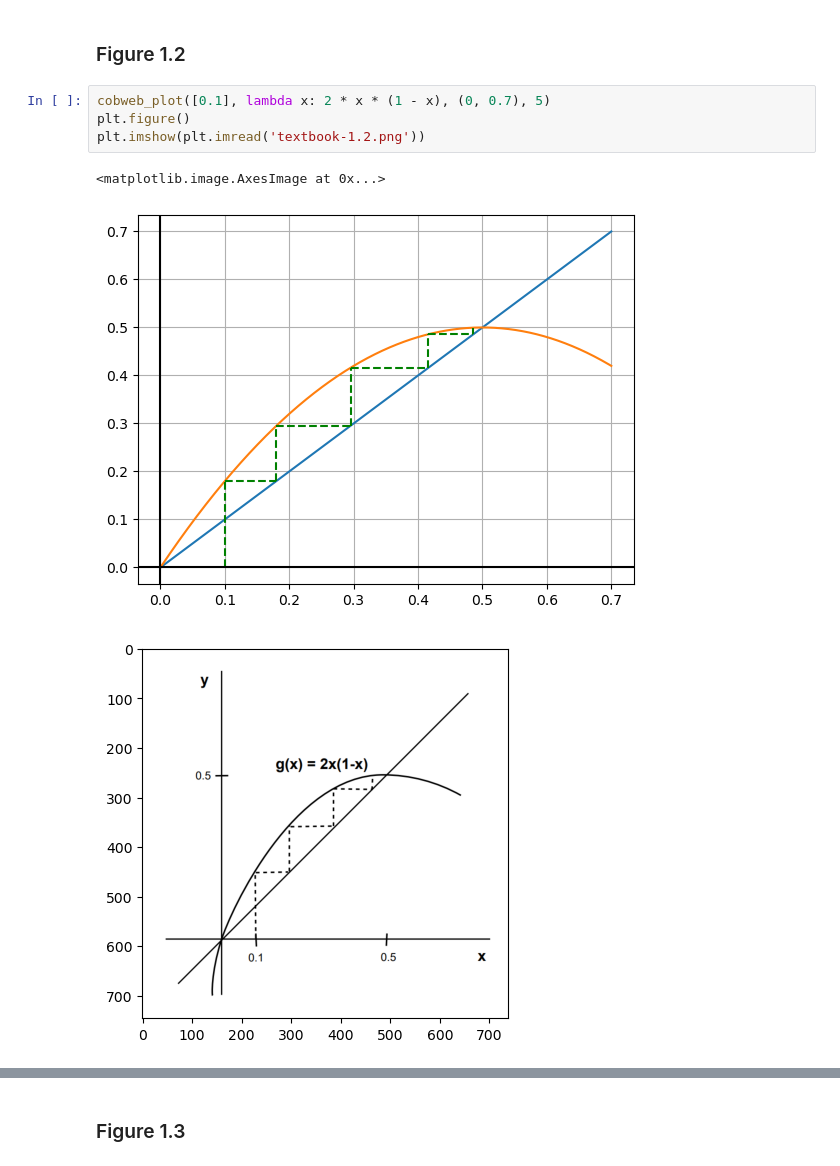
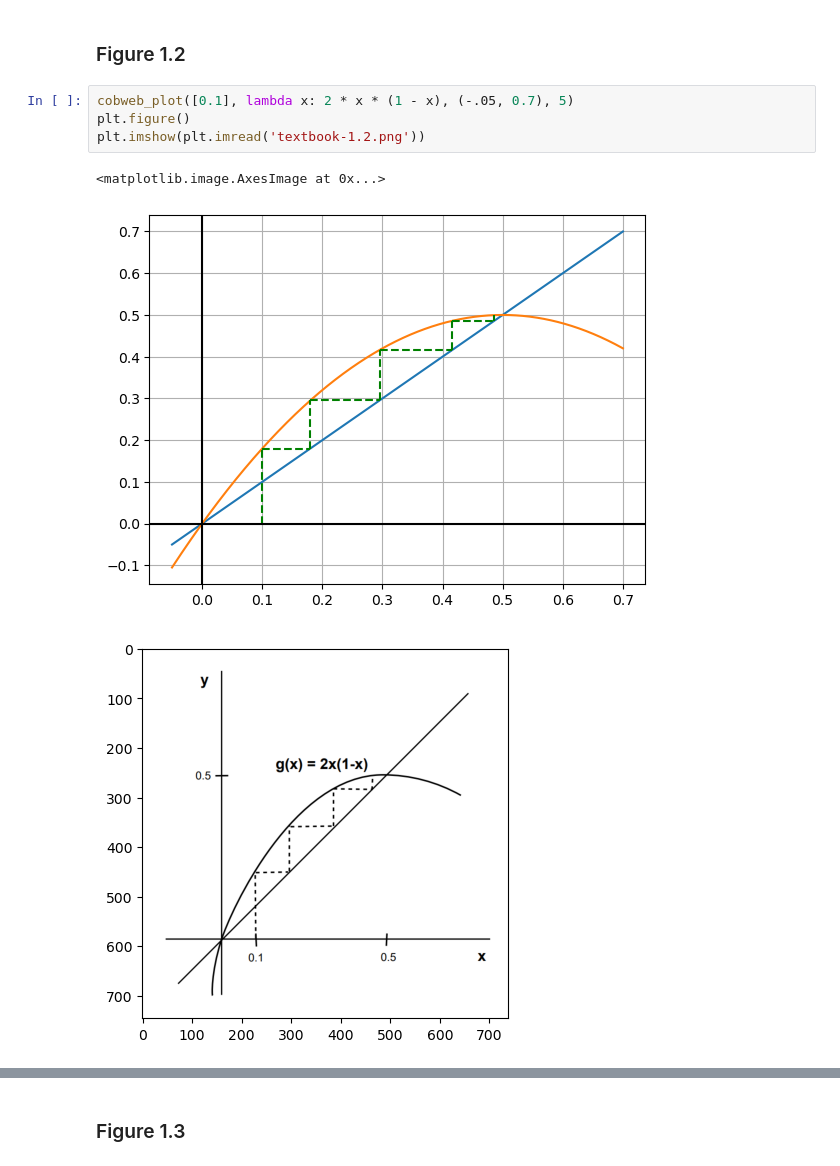
Before and after one commit to Stepheng753/School, a Jupyter notebook: Graduate/Year 1 Fall 2024/Math 538/Homework 1/hw1.ipynb, the cells around one changed output, grey strips where cells are left out. Saved outputs shown, nothing was run; the diff lists cells and outputs as text.

```diff
--- a/Graduate/Year 1 Fall 2024/Math 538/Homework 1/hw1.ipynb
+++ b/Graduate/Year 1 Fall 2024/Math 538/Homework 1/hw1.ipynb
@@ -49,10 +75,10 @@ plt.imshow(plt.imread('textbook-1.1.png'))
 # %% [markdown]
 ### Figure 1.2
 # %%
-cobweb_plot([0.1], lambda x: 2 * x * (1 - x), (0, 0.7), 5)
+cobweb_plot([0.1], lambda x: 2 * x * (1 - x), (-.05, 0.7), 5)
 plt.figure()
 plt.imshow(plt.imread('textbook-1.2.png'))
 # %% [output]
 <matplotlib.image.AxesImage at 0x...>
-[figure, old version]
+[figure, new version]
 [figure]
```
Also changed, not shown: parts of 6 cells of this notebook, 6 other files.
